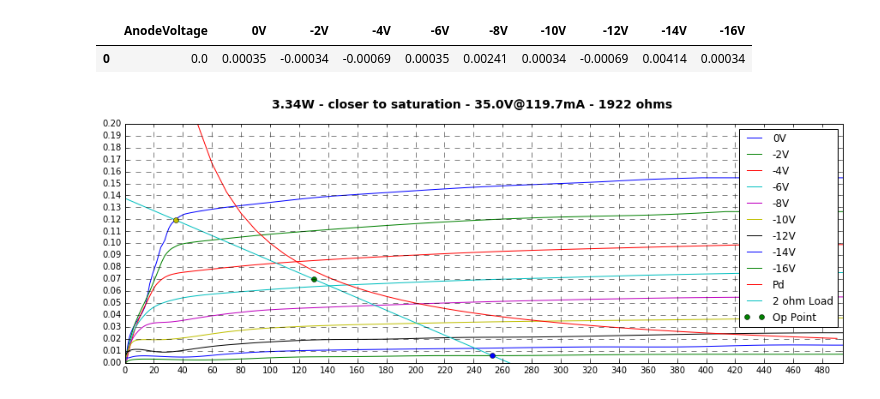
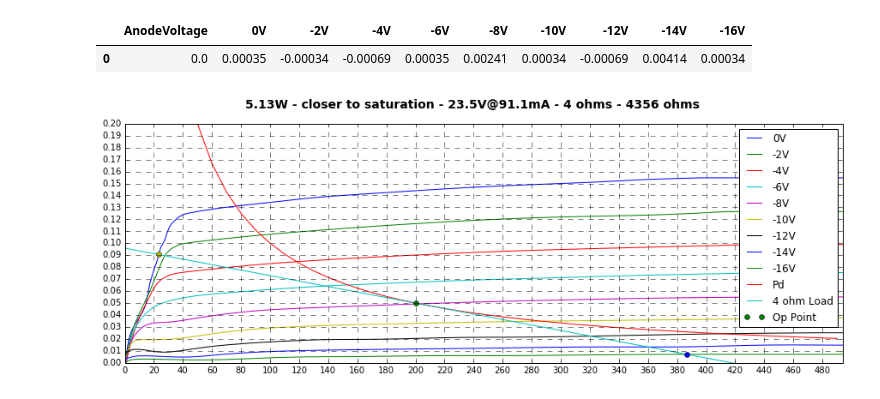
Before and after one commit to jilott/valvestudio, a Jupyter notebook: projects/mectron/Mectron Loadline.ipynb, the cells around one changed output. Saved outputs shown, nothing was run; the diff lists cells and outputs as text; code cells hidden in the pictures.

```diff
--- a/projects/mectron/Mectron Loadline.ipynb
+++ b/projects/mectron/Mectron Loadline.ipynb
@@ -60,7 +60,7 @@ def plot(Ia,Va,Rl,n):
     ia0f = interpolate.interp1d(df['AnodeVoltage'].tolist(), df['0V'].tolist())
     ia16f = interpolate.interp1d(df['AnodeVoltage'].tolist(), df['-16V'].tolist())
     ia0 = ia0f(va)
-    ia16 = Ia16f(va)
+    ia16 = ia16f(va)
     ll = m*va+b
 
     mindiff = 10
@@ -68,34 +68,40 @@ def plot(Ia,Va,Rl,n):
         diff = abs(ia0f(v)-(m*v+b))
         if diff < mindiff:
             v0intersect = v
             mindiff = diff
 
     mindiff = 10
     for v in va:
         diff = abs(ia16f(v)-(m*v+b))
         if diff < mindiff:
             v16intersect = v
             mindiff = diff
 
     a = plt.plot(v0intersect,ia0f(v0intersect),'or',color='y')
     a = plt.plot(v16intersect,ia16f(v16intersect),'or',color='b')
 
 
     if ((Va - v0intersect) < (v16intersect-Va)):
         # closer to saturation
-        Pout =  (Va - v0intersect)*(1/math.sqrt(2))*(Ia0f(v0intersect)-Ia)
-        title = "%.2fW - closer to saturation - %.1fV@%.1fmA - %d ohms"%(Pout,v0intersect,Ia0f(v0intersect)*1000,plateImpedance)
+        Pout =  (Va - v0intersect)*(1/math.sqrt(2))*(ia0f(v0intersect)-Ia)
+        title = "%.2fW - closer to saturation - %.1fV@%.1fmA - %d ohms - %d ohms"%(Pout,v0intersect,
+                                                                            ia0f(v0intersect)*1000,
+                                                                            Rl,
+                                                                            plateImpedance)
     else:
         # closer to cutoff
         Pout =  (v16intersect-Va)*(1/math.sqrt(2))*(Ia-Ia16f(v16intersect))
-        title = "%.2fW - closer to cutoff - %.1fV@%.1fmA - %d ohms"%(Pout,v16intersect,Ia16f(v16intersect)*1000,plateImpedance)
+        title = "%.2fW - closer to cutoff - %.1fV@%.1fmA - %d ohms - %d ohms"%(Pout,v16intersect,
+                                                                        ia16f(v16intersect)*1000,
+                                                                        Rl,
+                                                                        plateImpedance)
     plt.suptitle(title,fontsize=14, fontweight='bold')
 
 #plot(Ia,Va,Rl,n)
 a = interact(plot,
              Ia=widgets.FloatSlider(min=0.01,max=0.1,step=0.005,value=Ia),
              Va=widgets.FloatSlider(min=50,max=300,step=10,value=130),
              Rl=widgets.FloatSlider(min=2,max=16,step=2,value=4),
              n=widgets.FloatSlider(min=10,max=40,step=1,value=33))
 # %% [output]
-[figure, old version]
+[figure, new version]
```
